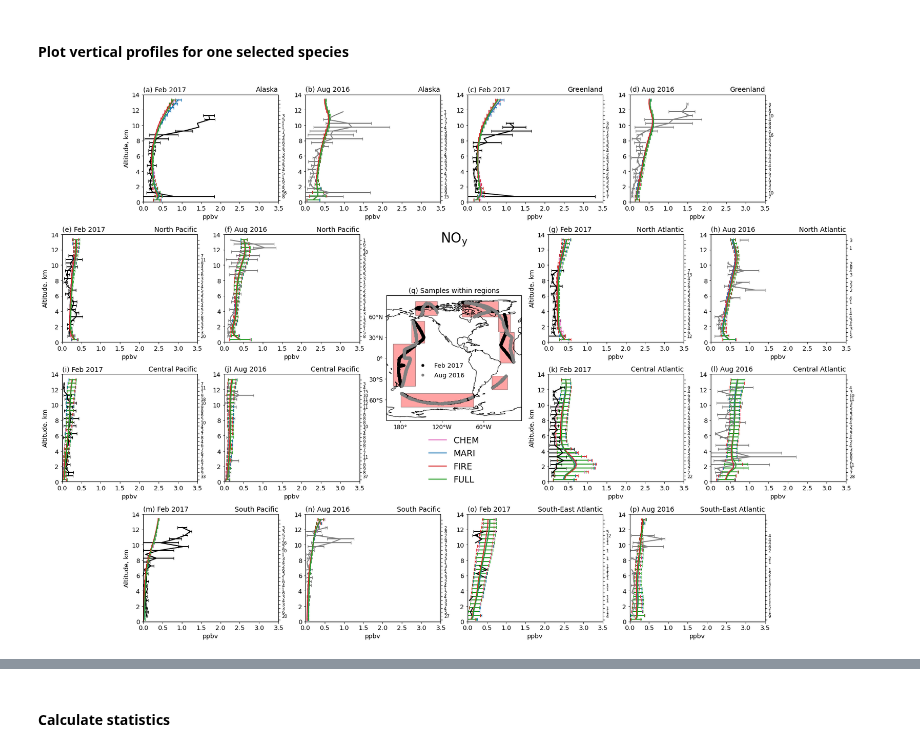
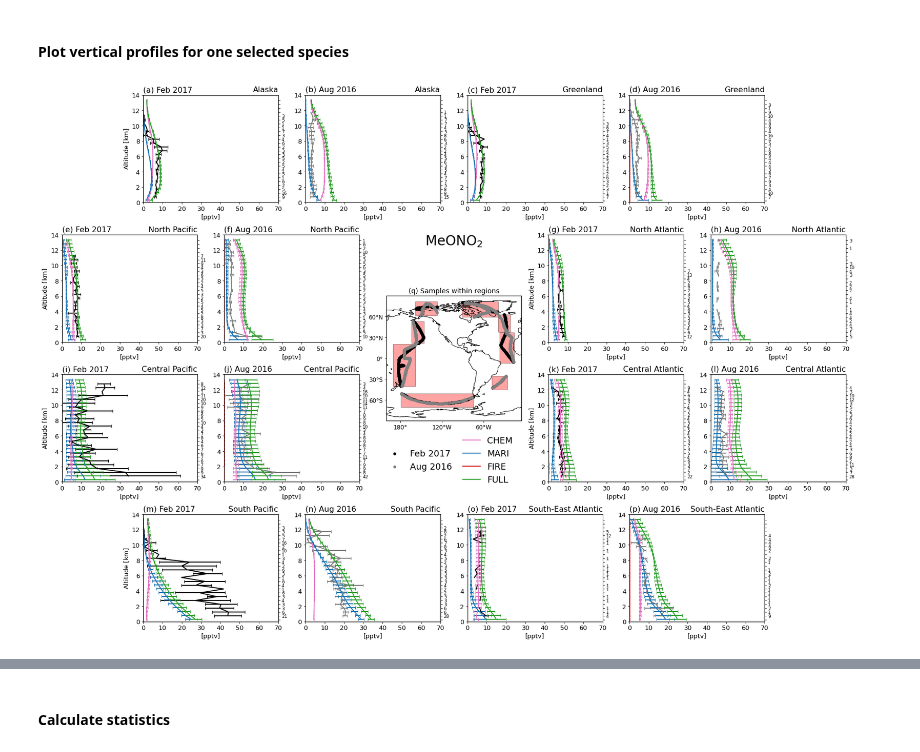
Before and after one commit to mzamyatina/phd_ukca, a Jupyter notebook: plt_atom_xojn_vps.ipynb, the cells around one changed output, grey strips where cells are left out. Cells and saved outputs as stored; diff of their text form; code cells hidden in the pictures.

```diff
--- a/plt_atom_xojn_vps.ipynb
+++ b/plt_atom_xojn_vps.ipynb
@@ -175,7 +175,7 @@ for src in SOURCES:
                         pass
 # %%
 # Choose one species
-the_species = "noy"
+the_species = "meono2"
 # %% [markdown]
 #### Prepare geospatical coordinates data
 # %%
@@ -437,7 +437,7 @@ def mmr_to_vmr_in_ppn(arr_mmr, molar_mass, ppn):
     arr_vmr = arr_mmr * (M_air / molar_mass) * power_of_ten
     return arr_vmr
 # %%
-the_species = "noy"
+the_species = "meono2"
 # %%
 fig, ax_dict = make_plots_with_map(figsize=(29, 20))
 YLIM = [0, 14]
@@ -482,21 +482,21 @@ for reg, ax_pair in ax_dict["vert_prof"].items():
 
         season_name = datetime.strptime(season, "%y%m").strftime("%b %Y")
         ilabel = next(ilabels)
-        ax.set_title(f"({ilabel}) {season_name}", loc="left")
-        ax.set_title(all_regions[reg]["title"], loc="right")
+        ax.set_title(f"({ilabel}) {season_name}", loc="left", fontsize=16)
+        ax.set_title(all_regions[reg]["title"], loc="right", fontsize=16)
 
         ax.set_xlim([SPECIES[the_species]["min"], SPECIES[the_species]["max"]])
         ax.set_ylim(YLIM)
         if ilabel in ["a", "e", "g", "i", "k", "m"]:  #  i == 0:
             # Add y-label only to the left plot
-            ax.set_ylabel("Altitude, $km$")
-        ax.set_xlabel(SPECIES[the_species]["ppn"])
+            ax.set_ylabel("Altitude [$km$]")
+        ax.set_xlabel(f"[{SPECIES[the_species]['ppn']}]")
 
 # MAP
 ax_dict["map"].tick_params(labelsize=12)
 ax_dict["map"].annotate(
     SPECIES[the_species]["latex"],
-    xy=(0.5, 1.45),
+    xy=(0.5, 1.44),
     xycoords="axes fraction",
     va="center",
     ha="center",
@@ -526,39 +526,39 @@ for region_name, region_dict in all_regions.items():
                 xy=[bnds[0], bnds[2]],
                 width=bnds[1] - bnds[0],
                 height=bnds[3] - bnds[2],
                 **kwargs_patch,
             )
         )
 
 ax_dict["map"].legend(
     labels=["Feb 2017", "Aug 2016"],
     frameon=False,
     loc="center",
-    bbox_to_anchor=(0.4, 0.4),
-    fontsize=13,
+    bbox_to_anchor=(0.24, -0.32),
+    fontsize=18,
 )
 
 dummy_handles = [
     Line2D(
         [0],
         [0],
         **{k: v for k, v in KWARGS[src].items() if k not in ["elinewidth", "capsize"]},
     )
     for src in SOURCES
     if src != "atom"
 ]
 ax_dict["vert_prof"]["s_pacific"][1].legend(
     handles=dummy_handles,
     labels=[KWARGS[src]["label"] for src in SOURCES if src != "atom"],
     frameon=False,
     loc="center",
-    bbox_to_anchor=(1.1, 1.5),
+    bbox_to_anchor=(1.35, 1.5),
     fontsize=18,
-)
+);
 
-fig.savefig(path_to_figs / f'atom_xojn_vps_{the_species}_xlim_diff.png', bbox_inches='tight') # _xlim_diff
+fig.savefig(path_to_figs / f'atom_xojn_vps_{the_species}_210908.png', bbox_inches='tight') # _xlim_diff
 # %% [output]
-[figure, old version]
+[figure, new version]
 # %%
 break
 # %% [output]
```
Also changed, not shown: parts of 1 cell of this notebook, 5 other files.
